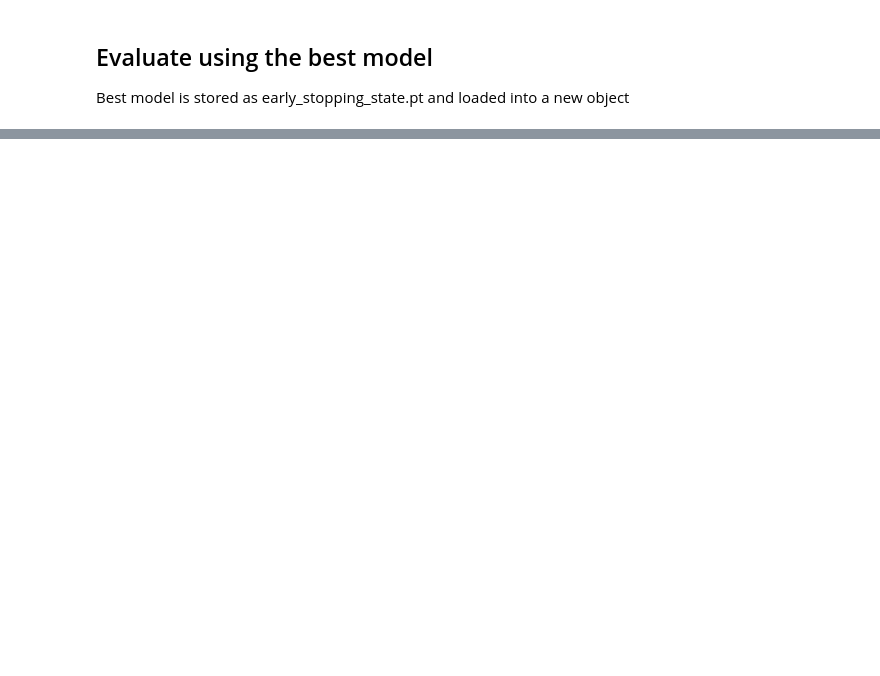
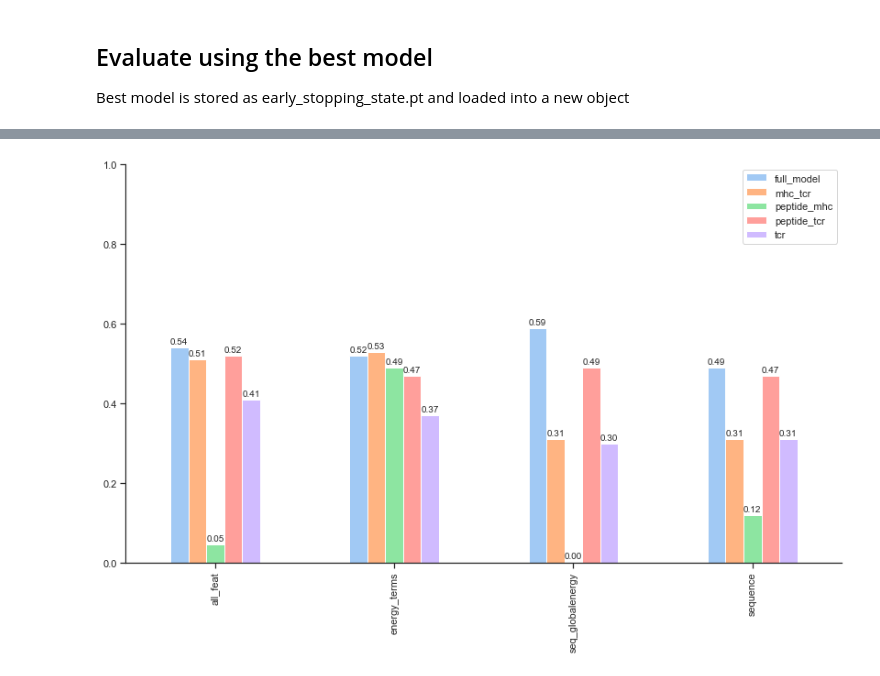
Before and after one commit to chrhjoh/speciale, a Jupyter notebook: scripts/minimize_input.ipynb, the cells around one changed output, grey strips where cells are left out. Saved outputs shown, nothing was run; the diff lists cells and outputs as text; code cells hidden in the pictures; blank space fills up the shorter version.

```diff
--- a/scripts/minimize_input.ipynb
+++ b/scripts/minimize_input.ipynb
@@ -295,0 +278,8 @@ print(x_val.shape)
+# %%
+plt.figure(figsize=(14,8))
+ax = plt.gca()
+results["mcc_test"].unstack().plot(kind='bar', ax=ax, ylim=(0,1))
+for container in ax.containers:
+    ax.bar_label(container, padding=2, fmt="%.2f", fontsize=10)
+# %% [output]
+[figure, added]
```
Also changed, not shown: parts of 12 cells of this notebook, 2 other files.
